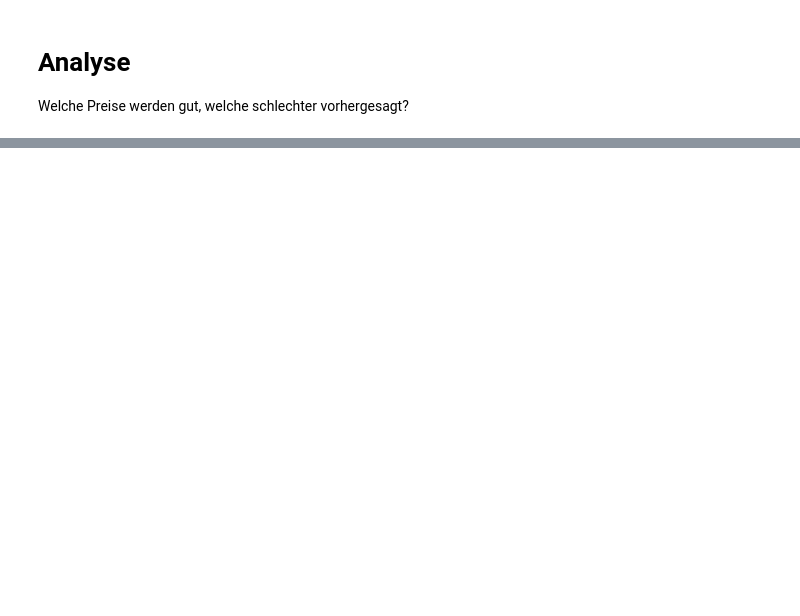
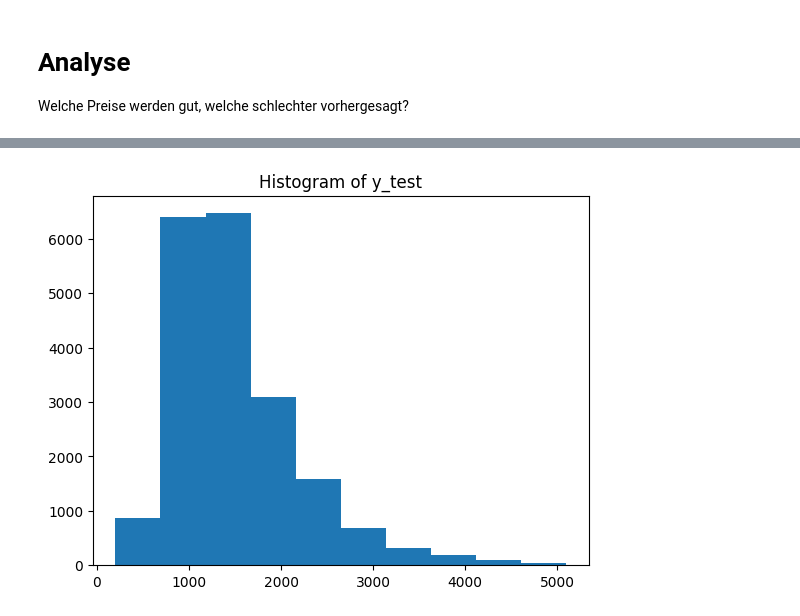
Before and after one commit to FelixFritz02/DataProject-WS-25-26, a Jupyter notebook: Regression.ipynb, the cells around one changed output, grey strips where cells are left out. Saved outputs shown, nothing was run; the diff lists cells and outputs as text; code cells hidden in the pictures; blank space fills up the shorter version.

```diff
--- a/Regression.ipynb
+++ b/Regression.ipynb
@@ -56,2 +56,9 @@ model_evaluation
 # %%
 model_evaluation.to_pickle('benchmarking/Ridgeregression_targetencoding.pkl')
+# %%
+from sklearn.linear_model import Lasso
+import numpy as np
+lasso_params = {"alpha": np.logspace(-3, 3, 10)}
+
+lasso_cv = NestedCVRegressorWithTargetEncoding(model = Lasso(), param_grid = lasso_params, encode_cols=["state"])
+lasso_cv.run(X, y, output=True)
@@ -64,45 +82,76 @@ import matplotlib.pyplot as plt
 from sklearn.linear_model import Ridge
 from sklearn.model_selection import train_test_split
 from sklearn.metrics import mean_squared_error, r2_score
+from category_encoders import TargetEncoder
 
-# 1️⃣ Best Alpha aus Nested CV
-best_parameters = ridge_cv.get_best_params()
-alpha_values = [float(d['alpha']) for d in best_parameters]
-mean_alpha = np.mean(alpha_values)
-print("Final Alpha:", mean_alpha)
+# ---------------------------------------------------------
+# 1️⃣ Finales Alpha aus Nested CV (von dir vorher berechnet)
+# ---------------------------------------------------------
+best_parameters = ridge_cv.get_best_params()   # liefert Liste von dicts
 
+# richtigen Key auslesen (z. B. "ridge__alpha" oder "model__alpha")
+# Debug: print(best_parameters)
+alpha_values = [float(list(p.values())[0]) for p in best_parameters]
+final_alpha = np.median(alpha_values)
+print("Final Alpha:", final_alpha)
 
-# 2️⃣ Daten splitten
+# ---------------------------------------------------------
+# 2️⃣ Train/Test Split
+# ---------------------------------------------------------
 X_train, X_test, y_train, y_test = train_test_split(
     X, y, test_size=0.2, random_state=42
 )
+
 plt.hist(y_test)
+plt.title("Histogram of y_test")
 plt.show()
-# 3️⃣ Finales Ridge-Modell trainieren
-final_model = Ridge(alpha=mean_alpha)
-final_model.fit(X_train, y_train)
 
-# 4️⃣ Vorhersagen auf Testdaten
-y_pred = final_model.predict(X_test)
+# ---------------------------------------------------------
+# 3️⃣ Target Encoding korrekt (nur auf TRAIN fitten!)
+# ---------------------------------------------------------
+te = TargetEncoder(cols=["state"])   # deine kategorische Spalte
 
-# 5️⃣ Scores berechnen
+# Auf TRAIN fitten
+te.fit(X_train["state"], y_train)
+
+# Transformieren
+X_train_enc = X_train.copy()
+X_test_enc = X_test.copy()
+
+X_train_enc["state"] = te.transform(X_train["state"])
+X_test_enc["state"] = te.transform(X_test["state"])
+
+# ---------------------------------------------------------
+# 4️⃣ Finales Ridge-Modell trainieren
+# ---------------------------------------------------------
+final_model = Ridge(alpha=final_alpha)
+final_model.fit(X_train_enc, y_train)
+
+# ---------------------------------------------------------
+# 5️⃣ Vorhersagen + Scores
+# ---------------------------------------------------------
+y_pred = final_model.predict(X_test_enc)
+
 mse = mean_squared_error(y_test, y_pred)
 r2 = r2_score(y_test, y_pred)
+
 print("Test MSE:", mse)
 print("Test R²:", r2)
 
-# 6️⃣ Residual Plot: echte Preise vs absolute Fehler
-abs_error = y_test - y_pred
+# ---------------------------------------------------------
+# 6️⃣ Residual Plot (Residuals oder Absolute Error)
+# ---------------------------------------------------------
+residuals = y_test - y_pred
+abs_error = np.abs(y_test - y_pred)
 
 plt.figure(figsize=(8,5))
-plt.scatter(y_test, abs_error, c= X_test[:,1], alpha=0.5)
-scatter = plt.scatter(y_test, abs_error, c=X_test[:,5], alpha=0.5, cmap='viridis')
-plt.xlabel("True Prices (y_test)")
-plt.ylabel("Absolute Error |y_true - y_pred|")
-plt.title("Residual Plot: True Prices vs Prediction Error")
+scatter = plt.scatter(y_test, residuals, c=X_test_enc.iloc[:, 5],
+                      alpha=0.5, cmap='viridis')
+plt.xlabel("True Values (y_test)")
+plt.ylabel("Residual (y_true - y_pred)")
+plt.title("Residual Plot")
 plt.grid(True)
-plt.legend()
 cbar = plt.colorbar(scatter)
-cbar.set_label('Feature X_test[:,5]')
+cbar.set_label("Feature X[:,5]")
 plt.show()
 # %% [output]
@@ -109,0 +159 @@ KeyError: 'alpha'
+[figure, added]
```
Also changed, not shown: parts of 5 cells of this notebook, 7 other files.
